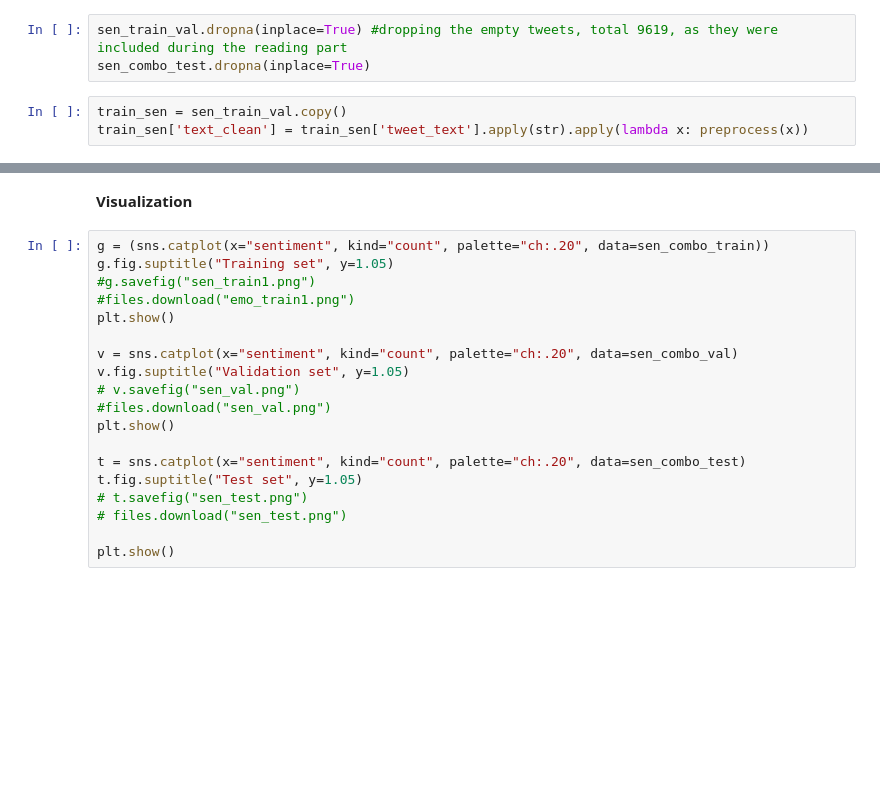
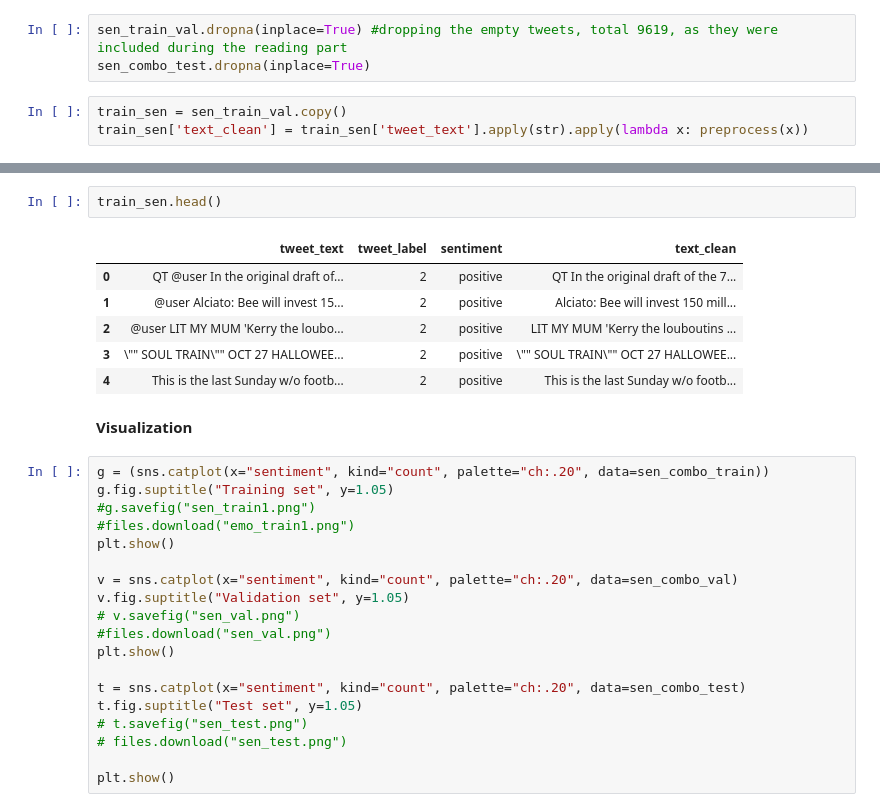
Before and after one commit to asishpattnaik1/CE888, a Jupyter notebook: Final_Project/TweetEvalClassification.ipynb, the cells around one changed output, grey strips where cells are left out. Drawn from its saved outputs; the diff is of its cells as text; blank space fills up the shorter version.

```diff
--- a/Final_Project/TweetEvalClassification.ipynb
+++ b/Final_Project/TweetEvalClassification.ipynb
@@ -623,3 +907,12 @@ positive tweet example  : QT @user In the original draft of the 7th book, Remus
+# %%
+train_sen.head()
+# %% [output]
+|  | tweet_text | tweet_label | sentiment | text_clean |
+| 0 | QT @user In the original draft of... | 2 | positive | QT In the original draft of the 7... |
+| 1 | @user Alciato: Bee will invest 15... | 2 | positive | Alciato: Bee will invest 150 mill... |
+| 2 | @user LIT MY MUM 'Kerry the loubo... | 2 | positive | LIT MY MUM 'Kerry the louboutins ... |
+| 3 | \"" SOUL TRAIN\"" OCT 27 HALLOWEE... | 2 | positive | \"" SOUL TRAIN\"" OCT 27 HALLOWEE... |
+| 4 | This is the last Sunday w/o footb... | 2 | positive | This is the last Sunday w/o footb... |
 # %% [markdown]
 **Visualization**
 # %%
```
Also changed, not shown: parts of 42 cells of this notebook.
